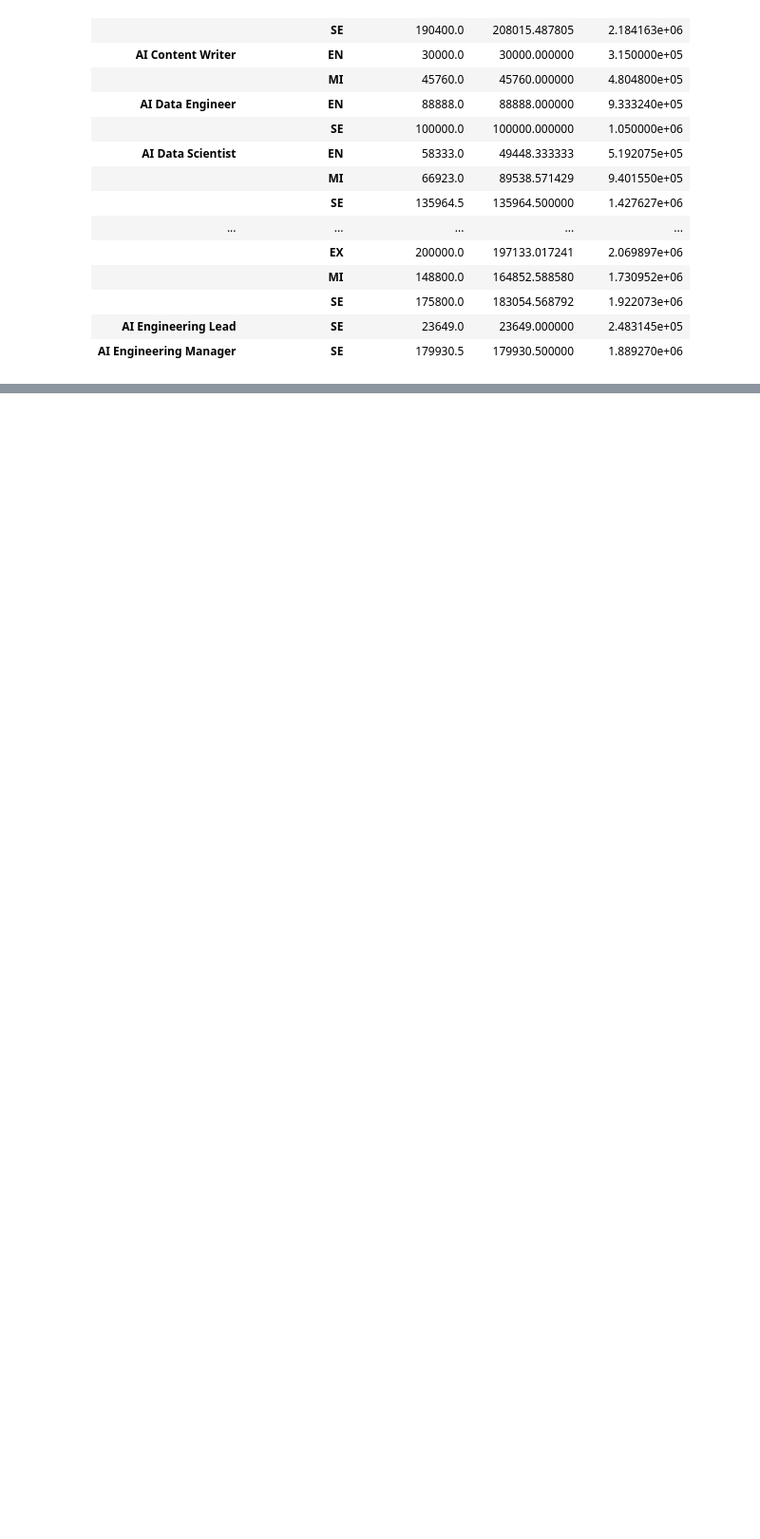
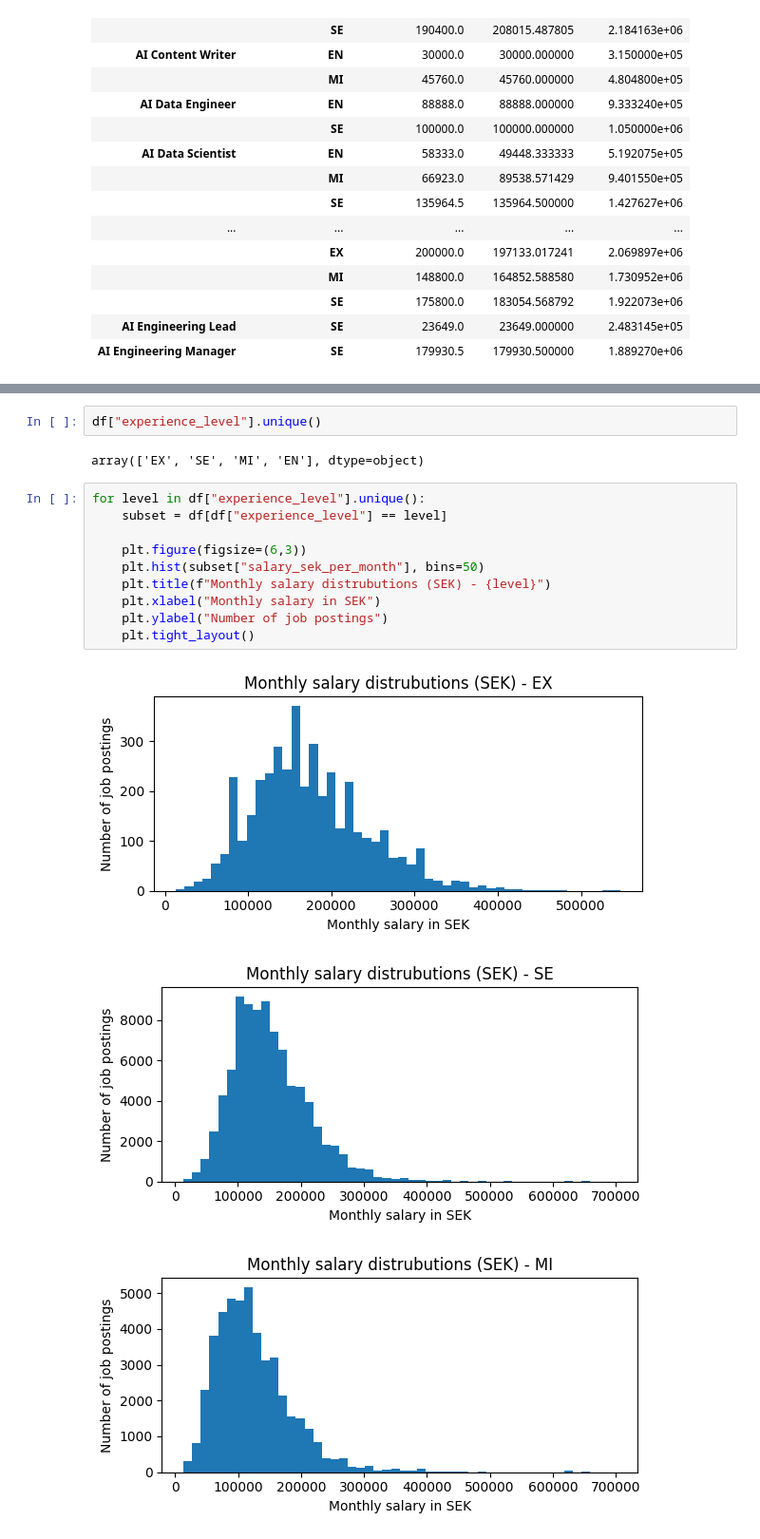
Before and after one commit to luckepucke6/machine_learning_lucas_lindh_mlops25, a Jupyter notebook: exercises/exercise_0.1.ipynb, the cells around one changed output, grey strips where cells are left out. Shown at 95% size. Drawn from its saved outputs; the diff is of its cells as text; blank space fills up the shorter version.

```diff
--- a/exercises/exercise_0.1.ipynb
+++ b/exercises/exercise_0.1.ipynb
@@ -170,0 +235,18 @@ salary_summary.head(20)
+# %%
+df["experience_level"].unique()
+# %% [output]
+array(['EX', 'SE', 'MI', 'EN'], dtype=object)
+# %%
+for level in df["experience_level"].unique():
+    subset = df[df["experience_level"] == level]
+
+    plt.figure(figsize=(6,3))
+    plt.hist(subset["salary_sek_per_month"], bins=50)
+    plt.title(f"Monthly salary distrubutions (SEK) - {level}")
+    plt.xlabel("Monthly salary in SEK")
+    plt.ylabel("Number of job postings")
+    plt.tight_layout()
+# %% [output]
+[figure, added]
+[figure, added]
+[figure, added]
```
Also changed, not shown: parts of 7 cells of this notebook.
